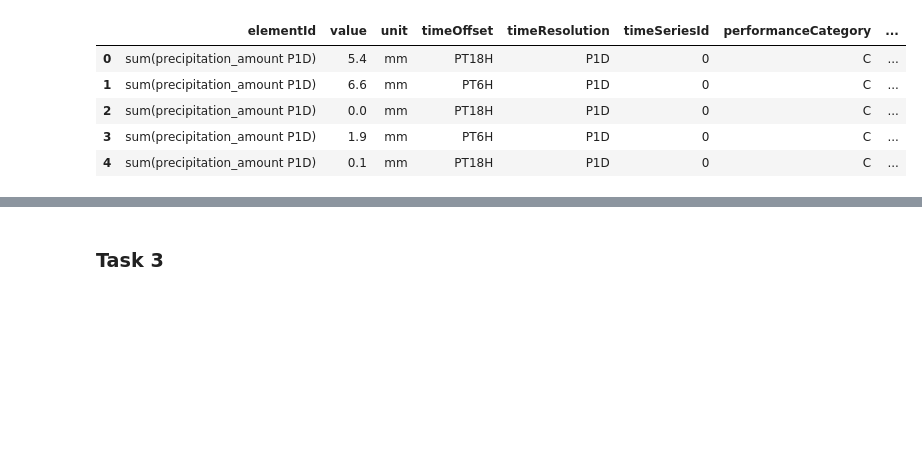
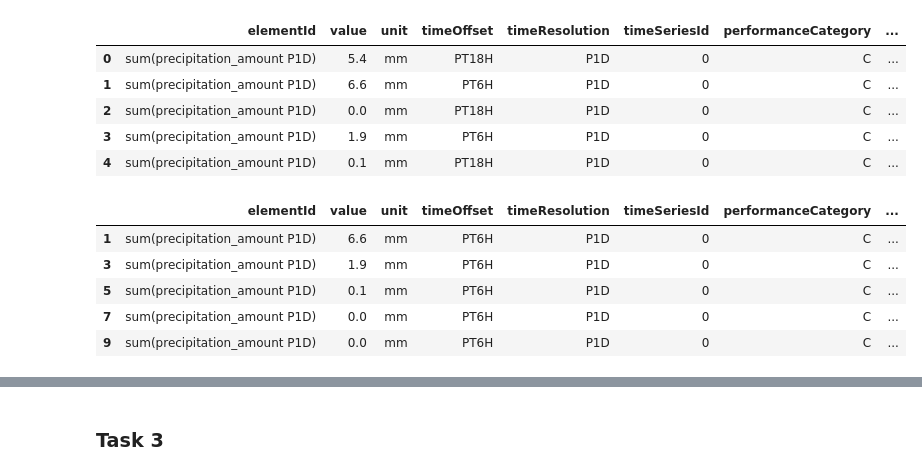
Before and after one commit to Behanix/inf201-deliverables, a Jupyter notebook: deliverable_1.ipynb, the cells around one changed output, grey strips where cells are left out. Drawn from its saved outputs; the diff is of its cells as text; code cells hidden in the pictures; blank space fills up the shorter version.

```diff
--- a/deliverable_1.ipynb
+++ b/deliverable_1.ipynb
@@ -61,3 +61,15 @@ df_precip.head()
 | 2 | sum(precipitation_amount P1D) | 0.0 | mm | PT18H | P1D | 0 | C | ... |
 | 3 | sum(precipitation_amount P1D) | 1.9 | mm | PT6H | P1D | 0 | C | ... |
 | 4 | sum(precipitation_amount P1D) | 0.1 | mm | PT18H | P1D | 0 | C | ... |
+# %%
+# Create a df with the precipiation measuremente of the PT6H timeOffset
+
+df_precip_6H = df_precip[df_precip['timeOffset'] == "PT6H"]
+df_precip_6H.head()
+# %% [output]
+|  | elementId | value | unit | timeOffset | timeResolution | timeSeriesId | performanceCategory | ... |
+| 1 | sum(precipitation_amount P1D) | 6.6 | mm | PT6H | P1D | 0 | C | ... |
+| 3 | sum(precipitation_amount P1D) | 1.9 | mm | PT6H | P1D | 0 | C | ... |
+| 5 | sum(precipitation_amount P1D) | 0.1 | mm | PT6H | P1D | 0 | C | ... |
+| 7 | sum(precipitation_amount P1D) | 0.0 | mm | PT6H | P1D | 0 | C | ... |
+| 9 | sum(precipitation_amount P1D) | 0.0 | mm | PT6H | P1D | 0 | C | ... |
```
Also changed, not shown: parts of 3 cells of this notebook.
